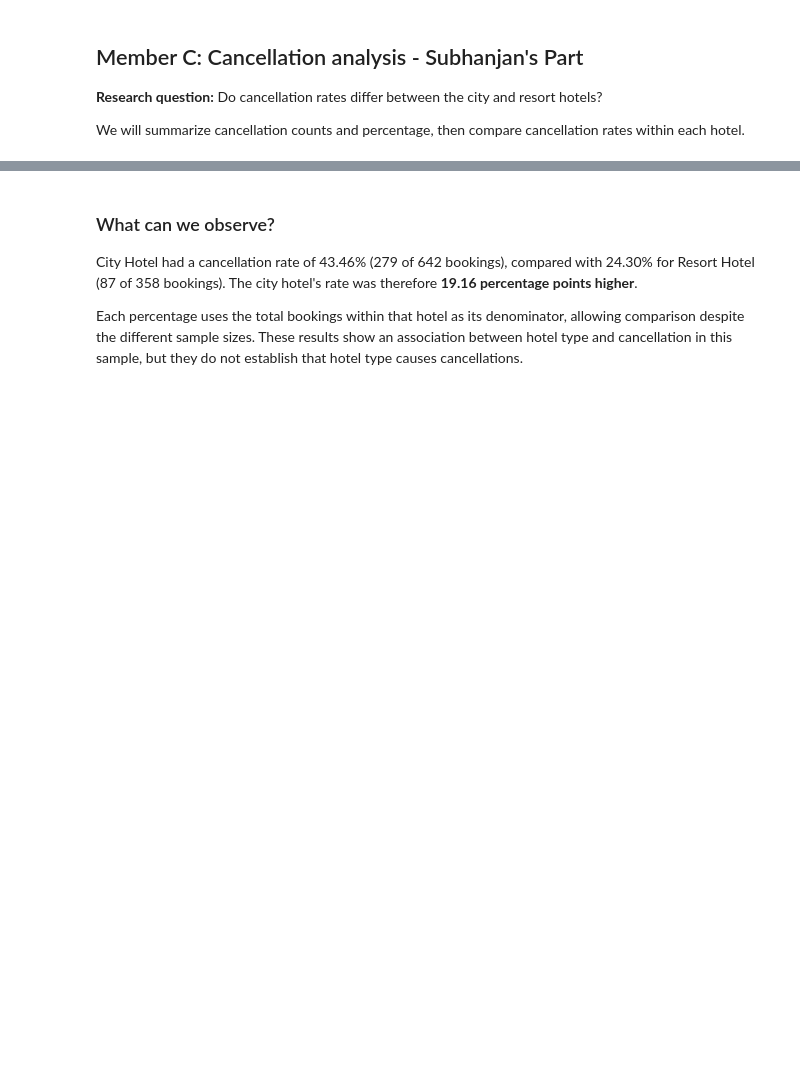
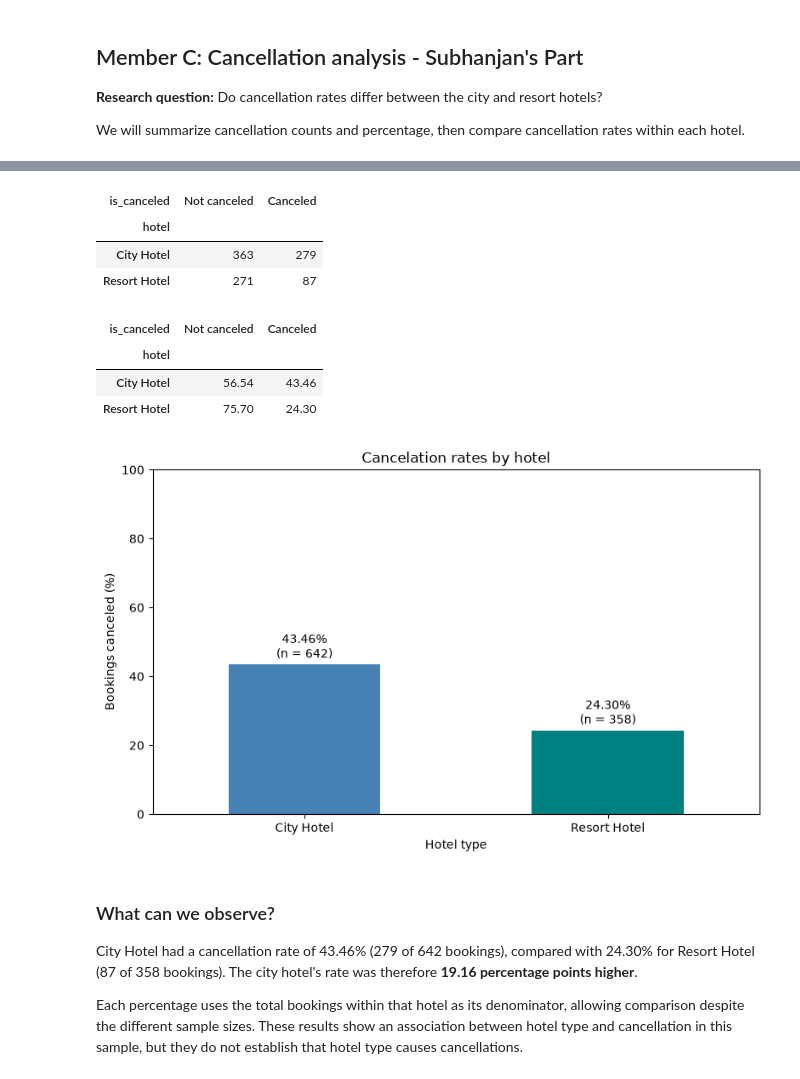
Before and after one commit to subhanjanshah/Data-Processing-w-Python-2026, a Jupyter notebook: hoteldate.ipynb, the cells around one changed output, grey strips where cells are left out. Cells and saved outputs as stored; diff of their text form; code cells hidden in the pictures; blank space fills up the shorter version.

```diff
--- a/hoteldate.ipynb
+++ b/hoteldate.ipynb
@@ -276,39 +452,73 @@ cancelation_summary.round(2)
 # %%
 # cancelation status within each hotel
-hotel_cancelation_counts = pd.crosstab(bookings["hotel"], bookings["is_canceled"])
+hotel_cancelation_counts = pd.crosstab(
+    bookings["hotel"],
+    bookings["is_canceled"]
+)
 
 # replacing numeric code with readable labels
-hotel_cancelation_counts = hotel_cancelation_counts.rename(columns={0: "Not canceled", 1: "Canceled"})
+hotel_cancelation_counts = hotel_cancelation_counts.rename(
+    columns={0: "Not canceled", 1: "Canceled"}
+)
 
 hotel_cancelation_counts
+# %% [output]
+| is_canceled | Not canceled | Canceled |
+| hotel |  |  |
+| City Hotel | 363 | 279 |
+| Resort Hotel | 271 | 87 |
 # %%
-hotel_cancelation_percentages = pd.crosstab(bookings["hotel"], bookings["is_canceled"], normalize="index") * 100
+hotel_cancelation_percentages = pd.crosstab(
+    bookings["hotel"],
+    bookings["is_canceled"],
+    normalize="index"
+) * 100
 
-hotel_cancelation_percentages = hotel_cancelation_percentages.rename(columns={0: "Not canceled", 1: "Canceled"})
+hotel_cancelation_percentages = hotel_cancelation_percentages.rename(
+    columns={0: "Not canceled", 1: "Canceled"}
+)
 
 hotel_cancelation_percentages.round(2)
+# %% [output]
+| is_canceled | Not canceled | Canceled |
+| hotel |  |  |
+| City Hotel | 56.54 | 43.46 |
+| Resort Hotel | 75.70 | 24.30 |
 # %%
 import matplotlib.pyplot as plt
 
 # cancelation percentage for each hotel
 cancelation_rates = hotel_cancelation_percentages["Canceled"]
 
 hotel_totals = hotel_cancelation_counts.sum(axis=1)
 
-ax = cancelation_rates.plot(kind="bar", color=["steelblue", "teal"], figsize=(8,5), rot=0)
+ax = cancelation_rates.plot(
+    kind="bar",
+    color=["steelblue", "teal"],
+    figsize=(8,5),
+    rot=0
+)
 ax.set_title("Cancelation rates by hotel")
 ax.set_xlabel("Hotel type")
 ax.set_ylabel("Bookings canceled (%)")
 ax.set_ylim(0, 100)
 
 for position, hotel in enumerate(cancelation_rates.index):
     rate = cancelation_rates.loc[hotel]
     n = hotel_totals.loc[hotel]
-    ax.text(position, rate+2, f"{rate:.2f}%\n(n = {n})", ha="center")
+
+    ax.text(
+        position,
+        rate+2,
+        f"{rate:.2f}%\n(n = {n})",
+        ha="center"
+    )
 
 plt.tight_layout()
 plt.savefig("cancelation_rates_by_hotel.png", dpi=300, bbox_inches="tight")
 plt.show()
+# %% [output]
+[figure, added]
 # %% [markdown]
 ### What can we observe?
 
```
Also changed, not shown: parts of 34 cells of this notebook.
